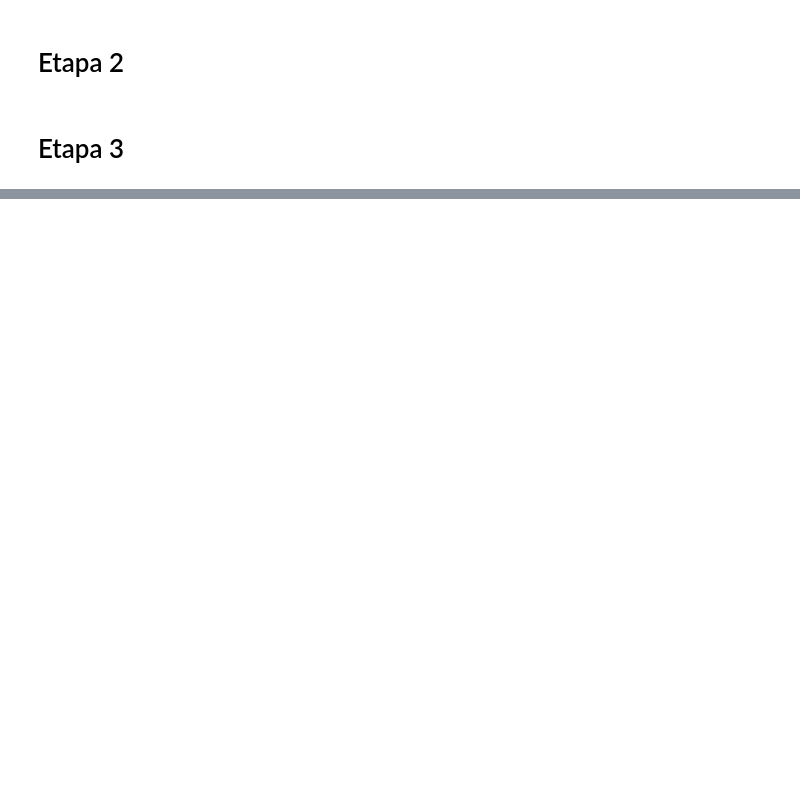
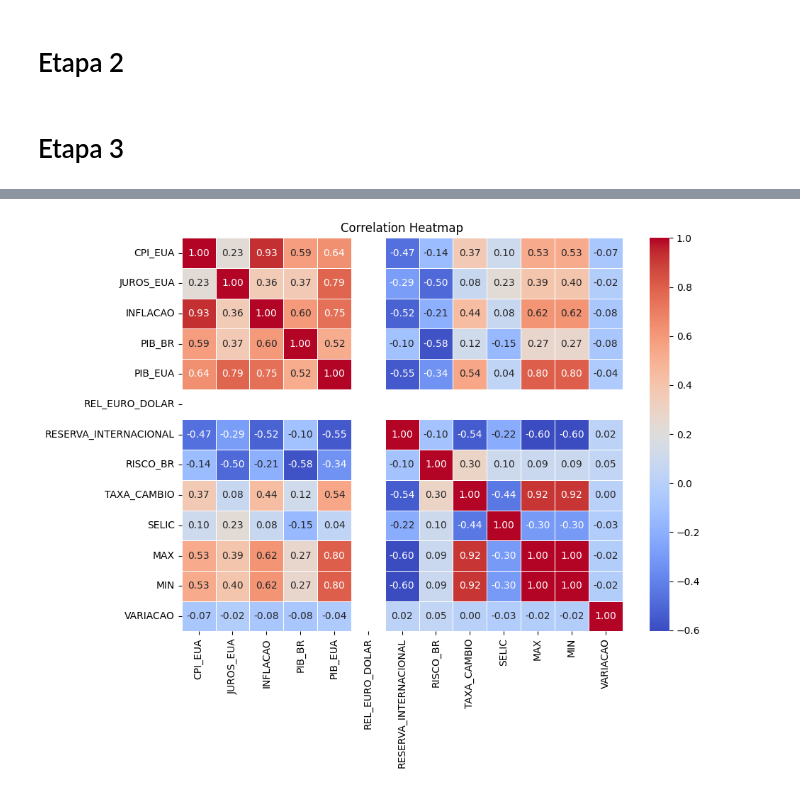
Before and after one commit to kauansatc/datascience-abp, a Jupyter notebook: main.ipynb, the cells around one changed output, grey strips where cells are left out. Drawn from its saved outputs; the diff is of its cells as text; code cells hidden in the pictures; blank space fills up the shorter version.

Commit message:
arima + plots

```diff
--- a/main.ipynb
+++ b/main.ipynb
@@ -68,18 +69,19 @@ PIB_BR["ts"] = PIB_BR[PIB_BR.columns[0]].apply(
     lambda x: f"{x.split()[0]}-{quarter_to_month[x.split()[1]]}-01"
 )
 PIB_BR["ts"] = pd.to_datetime(PIB_BR["ts"])
+PIB_BR["PIB_BR"] = PIB_BR[PIB_BR.columns[1]]
 PIB_BR.drop(columns=PIB_BR.columns[0:2], inplace=True)
 
 PIB_EUA["ts"] = pd.to_datetime(PIB_EUA["DATE"])
 PIB_EUA.drop(columns=["DATE"], inplace=True)
 PIB_EUA.rename(columns={PIB_EUA.columns[0]: "PIB_EUA"}, inplace=True)
+PIB_EUA["PIB_EUA"] = PIB_EUA["PIB_EUA"] / 1000
 
 RELACAO_EURO_DOLAR["ts"] = pd.to_datetime(RELACAO_EURO_DOLAR["Data"], format="%m/%Y", errors="coerce")
 RELACAO_EURO_DOLAR.drop(columns=["Data"], inplace=True)
 RELACAO_EURO_DOLAR.rename(columns={RELACAO_EURO_DOLAR.columns[0]: "REL_EURO_DOLAR"}, inplace=True)
 RELACAO_EURO_DOLAR['REL_EURO_DOLAR'] = RELACAO_EURO_DOLAR['REL_EURO_DOLAR'].str.replace(',', '.', regex=False)
 RELACAO_EURO_DOLAR['REL_EURO_DOLAR'] = pd.to_numeric(RELACAO_EURO_DOLAR['REL_EURO_DOLAR'], errors='coerce')
-
 
 RESERVAR_INTERNACIONAIS["ts"] = pd.to_datetime(RESERVAR_INTERNACIONAIS["Data"], format="%m/%Y", errors="coerce")
 RESERVAR_INTERNACIONAIS.drop(columns=["Data"], inplace=True)
@@ -140,3 +162,5 @@ for df in dataframes[1:]:
 # %%
 indexed = merged.set_index("ts")
-grouped = indexed.resample("W").mean().ffill()
+grouped = indexed.resample("W").mean().sort_values(by="ts") # .ffill()
+
+grouped.info()
@@ -165,0 +240,14 @@ memory usage: 57.6 KB
+# %%
+import seaborn as sns
+
+df = filled[filled.index>pd.Timestamp("2013-11-24")]
+
+# Plot a correlation heatmap
+plt.figure(figsize=(10, 8))
+correlation_matrix = df.corr()
+sns.heatmap(correlation_matrix, annot=True, cmap='coolwarm', fmt=".2f", linewidths=0.5)
+plt.title('Correlation Heatmap')
+plt.tight_layout()
+plt.show()
+# %% [output]
+[figure, added]
```
Also changed, not shown: parts of 7 cells of this notebook, 3 other files.
